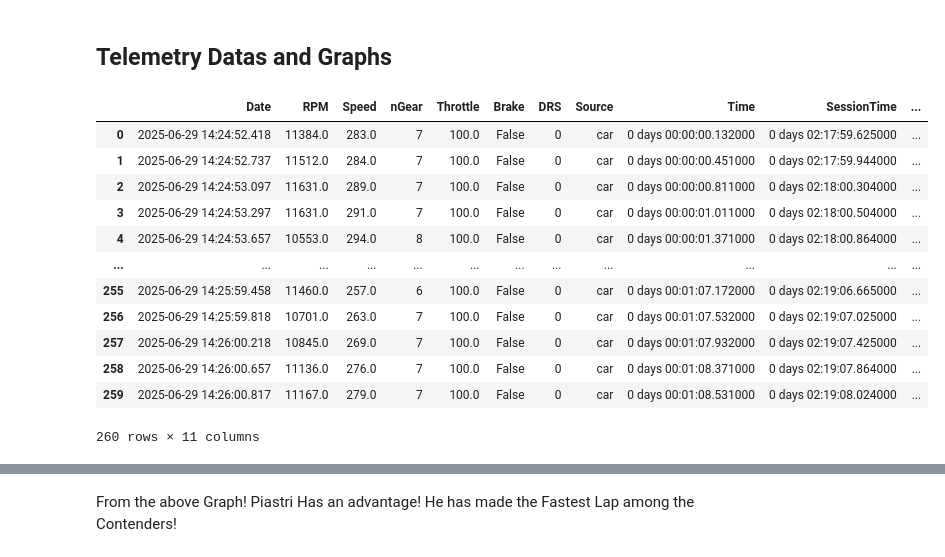
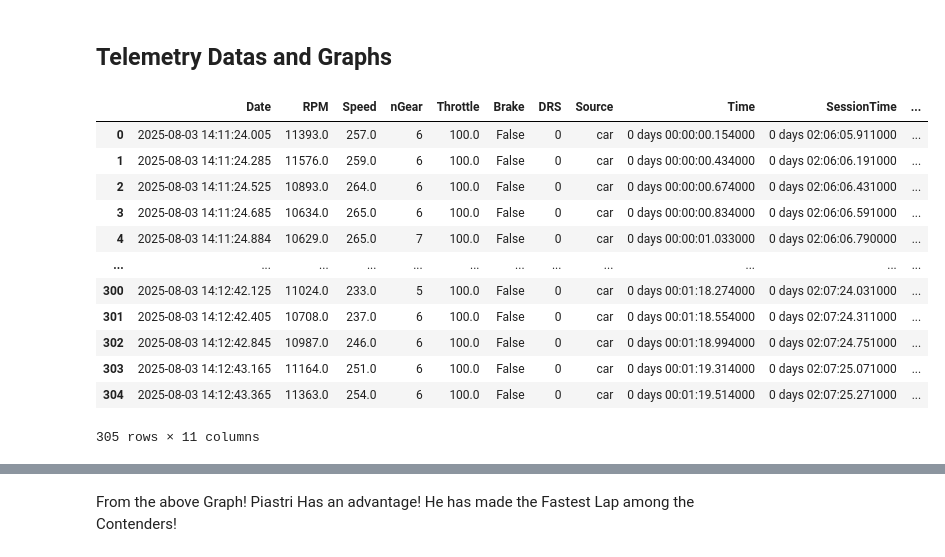
Before and after one commit to Mohandas-KJ/Slipstream-F1, a Jupyter notebook: 2026_Hungary_GP/notebooks/02_telemetry_analysis.ipynb, the cells around one changed output, grey strips where cells are left out. Drawn from its saved outputs; the diff is of its cells as text; code cells hidden in the pictures.

```diff
--- a/2026_Hungary_GP/notebooks/02_telemetry_analysis.ipynb
+++ b/2026_Hungary_GP/notebooks/02_telemetry_analysis.ipynb
@@ -70,8 +70,8 @@ dict_keys(['HAD', 'HUL', 'ALB', 'COL', 'NOR', 'LAW', 'BEA', 'SAI', 'OCO', 'GAS',
 70 rows × 31 columns
 # %%
 # Pick the fastest Lap for each
-hul_fast,oco_fast,nor_fast,pia_fast,lec_fast,ham_fast = slipclassify.pick_fastest_group([hul,oco,nor,pia,lec,ham])
+fastest_data = slipclassify.pick_fastest_group(top_drivers)
 
 # Test
-oco_fast
+fastest_data["NOR"]
 # %% [output]
@@ -108,23 +114,23 @@ fast_sum
 ## Telemetry Datas and Graphs
 # %%
 # Get Telemetry Datas
-hul_tel,oco_tel,nor_tel,pia_tel,lec_tel,ham_tel = slipclassify.tel_get_for_all([hul_fast,oco_fast,nor_fast,pia_fast,lec_fast,ham_fast])
+tel_dist_datas = slipclassify.tel_get_for_all(fastest_data)
 
 # Test
-lec_tel
+tel_dist_datas["VER"]
 # %% [output]
 |  | Date | RPM | Speed | nGear | Throttle | Brake | DRS | Source | Time | SessionTime | ... |
-| 0 | 2025-06-29 14:24:52.418 | 11384.0 | 283.0 | 7 | 100.0 | False | 0 | car | 0 days 00:00:00.132000 | 0 days 02:17:59.625000 | ... |
-| 1 | 2025-06-29 14:24:52.737 | 11512.0 | 284.0 | 7 | 100.0 | False | 0 | car | 0 days 00:00:00.451000 | 0 days 02:17:59.944000 | ... |
-| 2 | 2025-06-29 14:24:53.097 | 11631.0 | 289.0 | 7 | 100.0 | False | 0 | car | 0 days 00:00:00.811000 | 0 days 02:18:00.304000 | ... |
-| 3 | 2025-06-29 14:24:53.297 | 11631.0 | 291.0 | 7 | 100.0 | False | 0 | car | 0 days 00:00:01.011000 | 0 days 02:18:00.504000 | ... |
-| 4 | 2025-06-29 14:24:53.657 | 10553.0 | 294.0 | 8 | 100.0 | False | 0 | car | 0 days 00:00:01.371000 | 0 days 02:18:00.864000 | ... |
+| 0 | 2025-08-03 14:11:24.005 | 11393.0 | 257.0 | 6 | 100.0 | False | 0 | car | 0 days 00:00:00.154000 | 0 days 02:06:05.911000 | ... |
+| 1 | 2025-08-03 14:11:24.285 | 11576.0 | 259.0 | 6 | 100.0 | False | 0 | car | 0 days 00:00:00.434000 | 0 days 02:06:06.191000 | ... |
+| 2 | 2025-08-03 14:11:24.525 | 10893.0 | 264.0 | 6 | 100.0 | False | 0 | car | 0 days 00:00:00.674000 | 0 days 02:06:06.431000 | ... |
+| 3 | 2025-08-03 14:11:24.685 | 10634.0 | 265.0 | 6 | 100.0 | False | 0 | car | 0 days 00:00:00.834000 | 0 days 02:06:06.591000 | ... |
+| 4 | 2025-08-03 14:11:24.884 | 10629.0 | 265.0 | 7 | 100.0 | False | 0 | car | 0 days 00:00:01.033000 | 0 days 02:06:06.790000 | ... |
 | ... | ... | ... | ... | ... | ... | ... | ... | ... | ... | ... | ... |
-| 255 | 2025-06-29 14:25:59.458 | 11460.0 | 257.0 | 6 | 100.0 | False | 0 | car | 0 days 00:01:07.172000 | 0 days 02:19:06.665000 | ... |
-| 256 | 2025-06-29 14:25:59.818 | 10701.0 | 263.0 | 7 | 100.0 | False | 0 | car | 0 days 00:01:07.532000 | 0 days 02:19:07.025000 | ... |
-| 257 | 2025-06-29 14:26:00.218 | 10845.0 | 269.0 | 7 | 100.0 | False | 0 | car | 0 days 00:01:07.932000 | 0 days 02:19:07.425000 | ... |
-| 258 | 2025-06-29 14:26:00.657 | 11136.0 | 276.0 | 7 | 100.0 | False | 0 | car | 0 days 00:01:08.371000 | 0 days 02:19:07.864000 | ... |
-| 259 | 2025-06-29 14:26:00.817 | 11167.0 | 279.0 | 7 | 100.0 | False | 0 | car | 0 days 00:01:08.531000 | 0 days 02:19:08.024000 | ... |
+| 300 | 2025-08-03 14:12:42.125 | 11024.0 | 233.0 | 5 | 100.0 | False | 0 | car | 0 days 00:01:18.274000 | 0 days 02:07:24.031000 | ... |
+| 301 | 2025-08-03 14:12:42.405 | 10708.0 | 237.0 | 6 | 100.0 | False | 0 | car | 0 days 00:01:18.554000 | 0 days 02:07:24.311000 | ... |
+| 302 | 2025-08-03 14:12:42.845 | 10987.0 | 246.0 | 6 | 100.0 | False | 0 | car | 0 days 00:01:18.994000 | 0 days 02:07:24.751000 | ... |
+| 303 | 2025-08-03 14:12:43.165 | 11164.0 | 251.0 | 6 | 100.0 | False | 0 | car | 0 days 00:01:19.314000 | 0 days 02:07:25.071000 | ... |
+| 304 | 2025-08-03 14:12:43.365 | 11363.0 | 254.0 | 6 | 100.0 | False | 0 | car | 0 days 00:01:19.514000 | 0 days 02:07:25.271000 | ... |
-260 rows × 11 columns
+305 rows × 11 columns
 # %% [markdown]
 ### Plot - 1 (Distance vs Speed)
```
Also changed, not shown: parts of 8 cells of this notebook, 1 other file.
